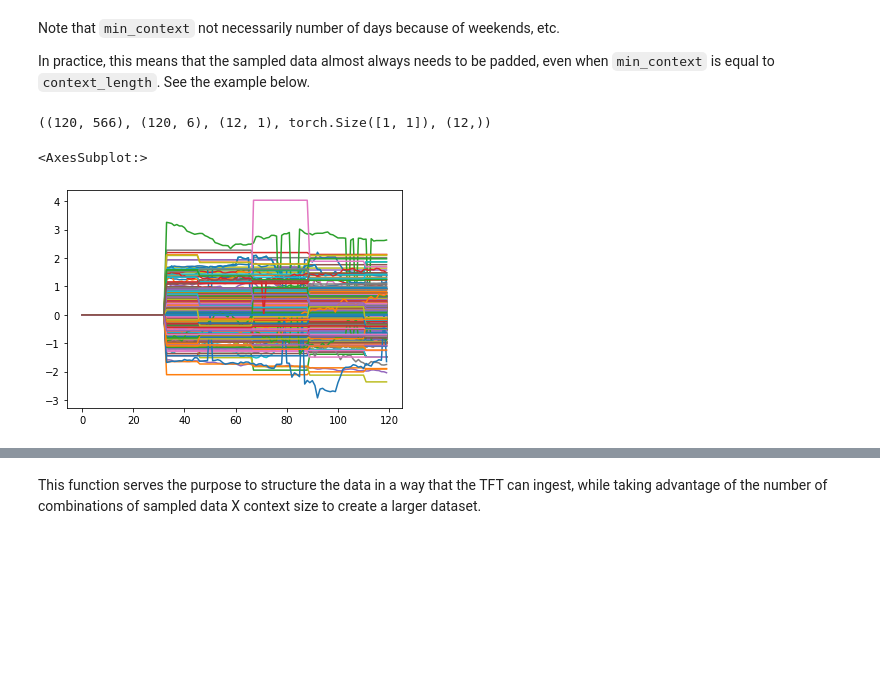
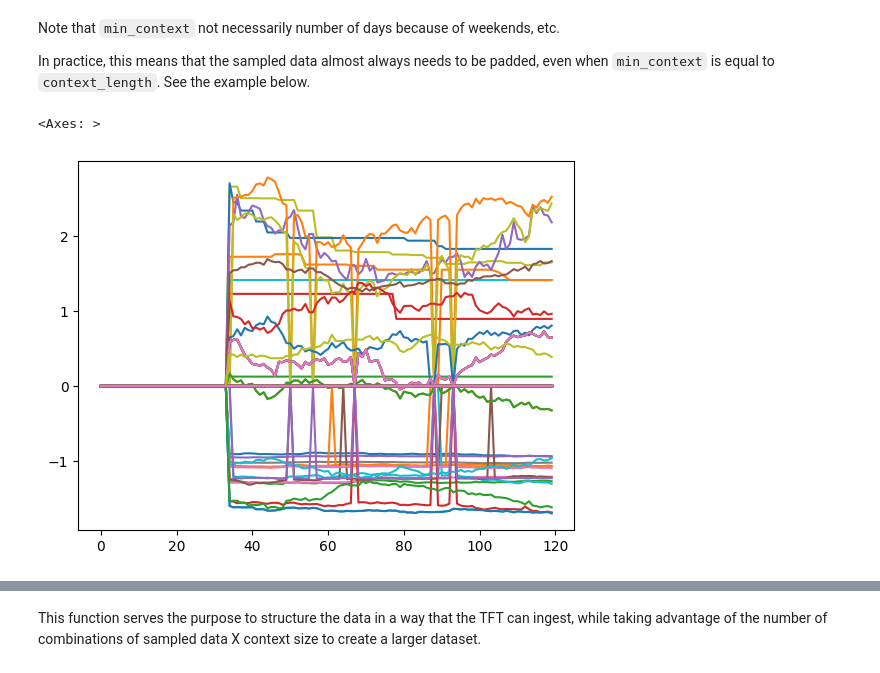
Before and after one commit to jdamp/TemporalFusionTransformers, a Jupyter notebook: temporal_fusion_transformers.ipynb, the cells around one changed output, grey strips where cells are left out. Cells and saved outputs as stored; diff of their text form; code cells hidden in the pictures; blank space fills up the shorter version.

```diff
--- a/temporal_fusion_transformers.ipynb
+++ b/temporal_fusion_transformers.ipynb
@@ -409,21 +631,10 @@ show_doc(sample_nowcasting_data, title_level=3)
 Note that `min_context` not necessarily number of days because of weekends, etc.
 
 In practice, this means that the sampled data almost always needs to be padded, even when `min_context` is equal to `context_length`. See the example below.
-# %%
-[X_cont_hist, X_cat_hist, X_fut, X_cat_stat], y = sample_nowcasting_data(
-    df_daily_input=df_input_scl.loc[:dates_train.max()],
-    df_target=df_target_1m_pct,
-    min_context=120,
-    context_length=120
-)
-
-X_cont_hist.shape, X_cat_hist.shape, X_fut.shape, X_cat_stat.shape, y.shape
-# %% [output]
-((120, 566), (120, 6), (12, 1), torch.Size([1, 1]), (12,))
 # %%
-pd.DataFrame(X_cont_hist).plot(legend=False)
+pd.DataFrame(X_cont_hist["d"]).plot(legend=False)
 # %% [output]
-<AxesSubplot:>
+<Axes: >
-[figure, old version]
+[figure, new version]
 # %%
 [X_cont_hist, X_cat_hist, X_fut, X_cat_stat], y = sample_nowcasting_data(
```
Also changed, not shown: parts of 129 cells of this notebook, 21 other files.
